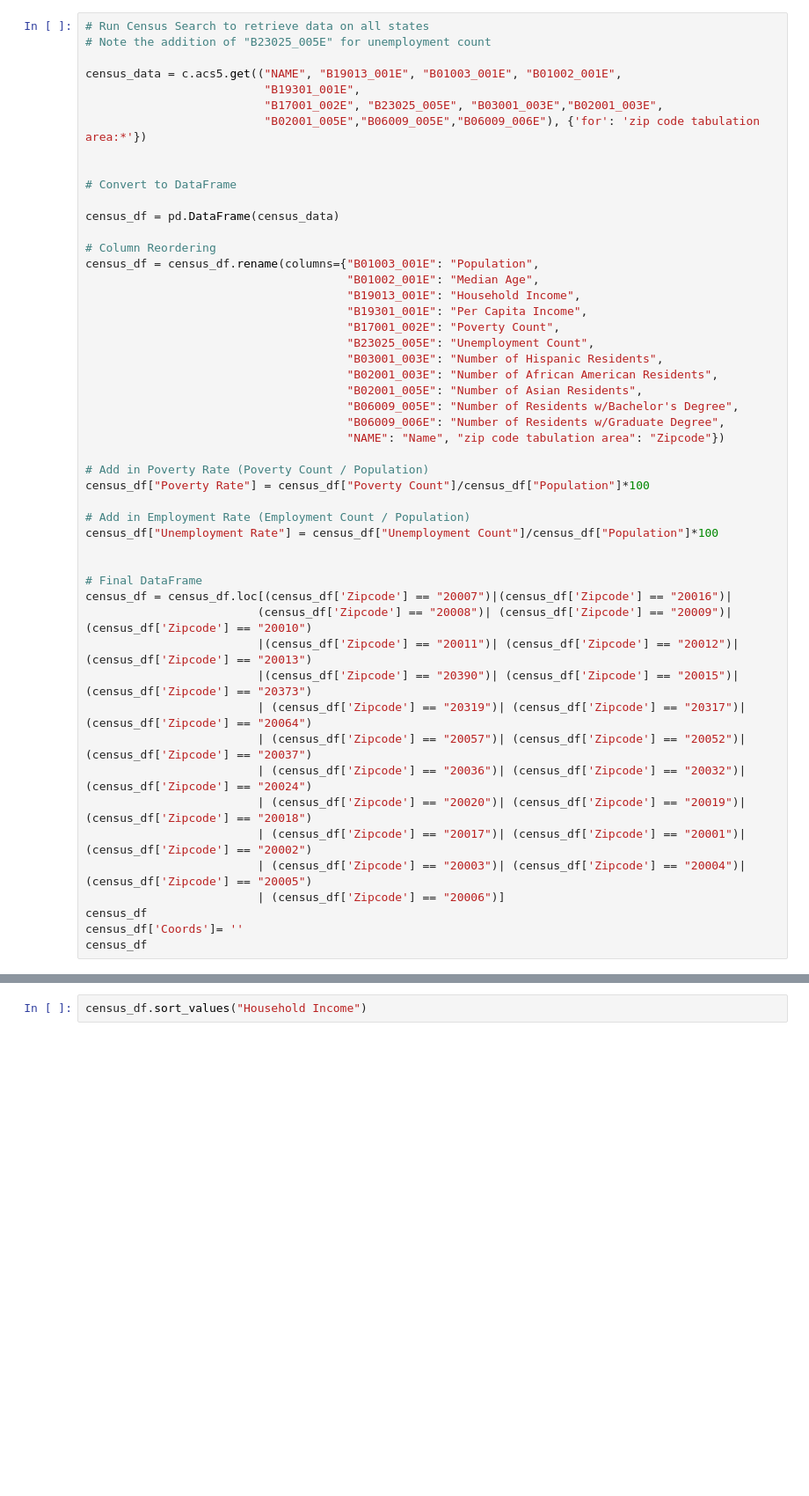
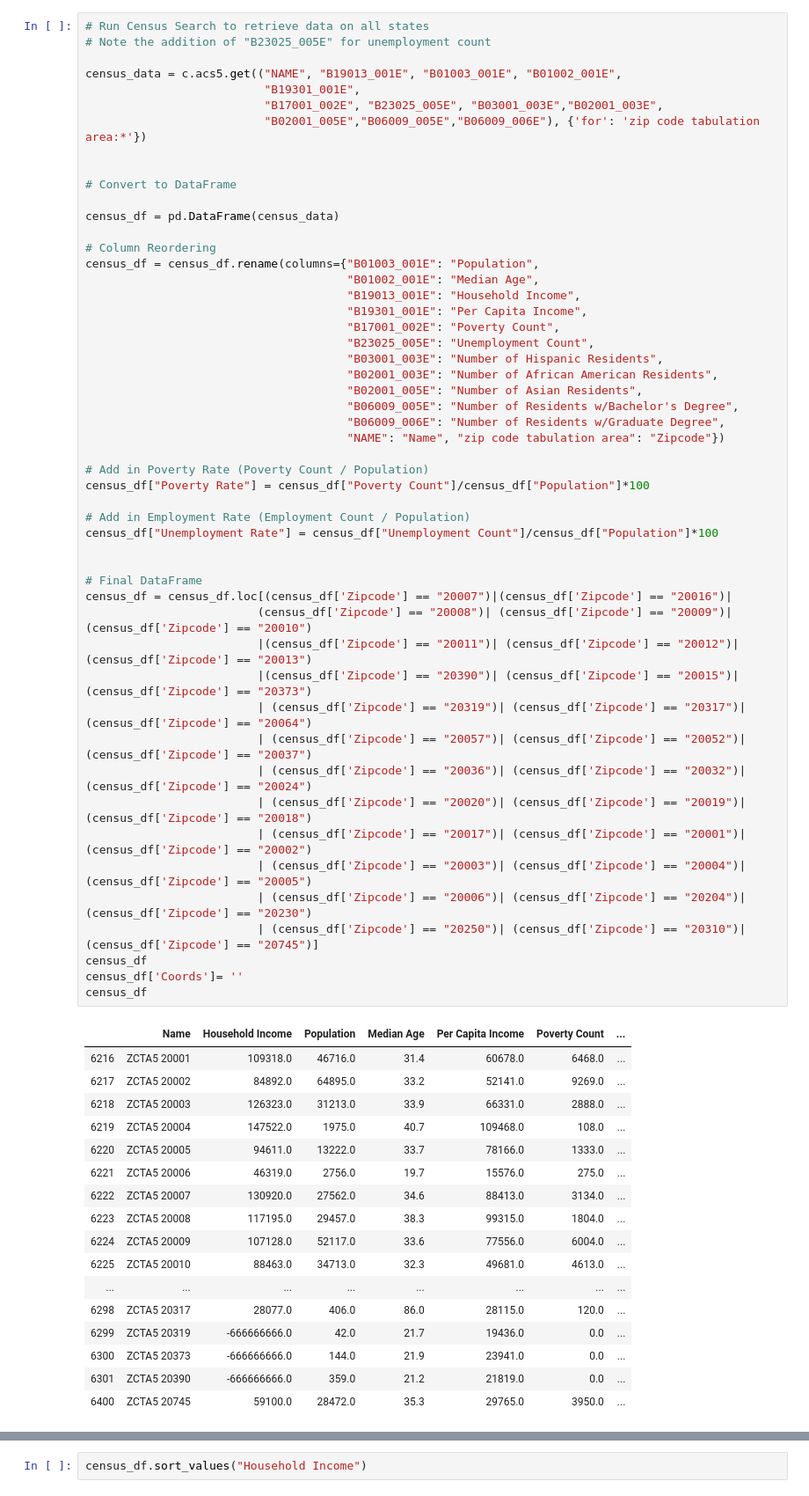
Before and after one commit to carlykelly/Traffic_Project, a Jupyter notebook: Census_Data.ipynb, the cells around one changed output, grey strips where cells are left out. Shown at 88% size. Drawn from its saved outputs; the diff is of its cells as text; blank space fills up the shorter version.

```diff
--- a/Census_Data.ipynb
+++ b/Census_Data.ipynb
@@ -34,34 +42,53 @@ census_df = census_df.rename(columns={"B01003_001E": "Population",
                                       "B17001_002E": "Poverty Count",
                                       "B23025_005E": "Unemployment Count",
                                       "B03001_003E": "Number of Hispanic Residents",
                                       "B02001_003E": "Number of African American Residents",
                                       "B02001_005E": "Number of Asian Residents",
                                       "B06009_005E": "Number of Residents w/Bachelor's Degree",
                                       "B06009_006E": "Number of Residents w/Graduate Degree",
                                       "NAME": "Name", "zip code tabulation area": "Zipcode"})
 
 # Add in Poverty Rate (Poverty Count / Population)
 census_df["Poverty Rate"] = census_df["Poverty Count"]/census_df["Population"]*100
 
 # Add in Employment Rate (Employment Count / Population)
 census_df["Unemployment Rate"] = census_df["Unemployment Count"]/census_df["Population"]*100
 
 
 # Final DataFrame
 census_df = census_df.loc[(census_df['Zipcode'] == "20007")|(census_df['Zipcode'] == "20016")|
                          (census_df['Zipcode'] == "20008")| (census_df['Zipcode'] == "20009")| (census_df['Zipcode'] == "20010")
                          |(census_df['Zipcode'] == "20011")| (census_df['Zipcode'] == "20012")| (census_df['Zipcode'] == "20013")
                          |(census_df['Zipcode'] == "20390")| (census_df['Zipcode'] == "20015")| (census_df['Zipcode'] == "20373")
                          | (census_df['Zipcode'] == "20319")| (census_df['Zipcode'] == "20317")| (census_df['Zipcode'] == "20064")
                          | (census_df['Zipcode'] == "20057")| (census_df['Zipcode'] == "20052")| (census_df['Zipcode'] == "20037")
                          | (census_df['Zipcode'] == "20036")| (census_df['Zipcode'] == "20032")| (census_df['Zipcode'] == "20024")
                          | (census_df['Zipcode'] == "20020")| (census_df['Zipcode'] == "20019")| (census_df['Zipcode'] == "20018")
                          | (census_df['Zipcode'] == "20017")| (census_df['Zipcode'] == "20001")| (census_df['Zipcode'] == "20002")
                          | (census_df['Zipcode'] == "20003")| (census_df['Zipcode'] == "20004")| (census_df['Zipcode'] == "20005")
-                         | (census_df['Zipcode'] == "20006")]
+                         | (census_df['Zipcode'] == "20006")| (census_df['Zipcode'] == "20204")| (census_df['Zipcode'] == "20230")
+                         | (census_df['Zipcode'] == "20250")| (census_df['Zipcode'] == "20310")| (census_df['Zipcode'] == "20745")]
 census_df
 census_df['Coords']= ''
 census_df
+# %% [output]
+|  | Name | Household Income | Population | Median Age | Per Capita Income | Poverty Count | ... |
+| 6216 | ZCTA5 20001 | 109318.0 | 46716.0 | 31.4 | 60678.0 | 6468.0 | ... |
+| 6217 | ZCTA5 20002 | 84892.0 | 64895.0 | 33.2 | 52141.0 | 9269.0 | ... |
+| 6218 | ZCTA5 20003 | 126323.0 | 31213.0 | 33.9 | 66331.0 | 2888.0 | ... |
+| 6219 | ZCTA5 20004 | 147522.0 | 1975.0 | 40.7 | 109468.0 | 108.0 | ... |
+| 6220 | ZCTA5 20005 | 94611.0 | 13222.0 | 33.7 | 78166.0 | 1333.0 | ... |
+| 6221 | ZCTA5 20006 | 46319.0 | 2756.0 | 19.7 | 15576.0 | 275.0 | ... |
+| 6222 | ZCTA5 20007 | 130920.0 | 27562.0 | 34.6 | 88413.0 | 3134.0 | ... |
+| 6223 | ZCTA5 20008 | 117195.0 | 29457.0 | 38.3 | 99315.0 | 1804.0 | ... |
+| 6224 | ZCTA5 20009 | 107128.0 | 52117.0 | 33.6 | 77556.0 | 6004.0 | ... |
+| 6225 | ZCTA5 20010 | 88463.0 | 34713.0 | 32.3 | 49681.0 | 4613.0 | ... |
+| ... | ... | ... | ... | ... | ... | ... | ... |
+| 6298 | ZCTA5 20317 | 28077.0 | 406.0 | 86.0 | 28115.0 | 120.0 | ... |
+| 6299 | ZCTA5 20319 | -666666666.0 | 42.0 | 21.7 | 19436.0 | 0.0 | ... |
+| 6300 | ZCTA5 20373 | -666666666.0 | 144.0 | 21.9 | 23941.0 | 0.0 | ... |
+| 6301 | ZCTA5 20390 | -666666666.0 | 359.0 | 21.2 | 21819.0 | 0.0 | ... |
+| 6400 | ZCTA5 20745 | 59100.0 | 28472.0 | 35.3 | 29765.0 | 3950.0 | ... |
 # %%
 census_df["Percent Minority Population"] = (census_df["Number of Asian Residents"]+
                                             census_df["Number of Hispanic Residents"]+
```
Also changed, not shown: parts of 3 cells of this notebook, 5 other files.
